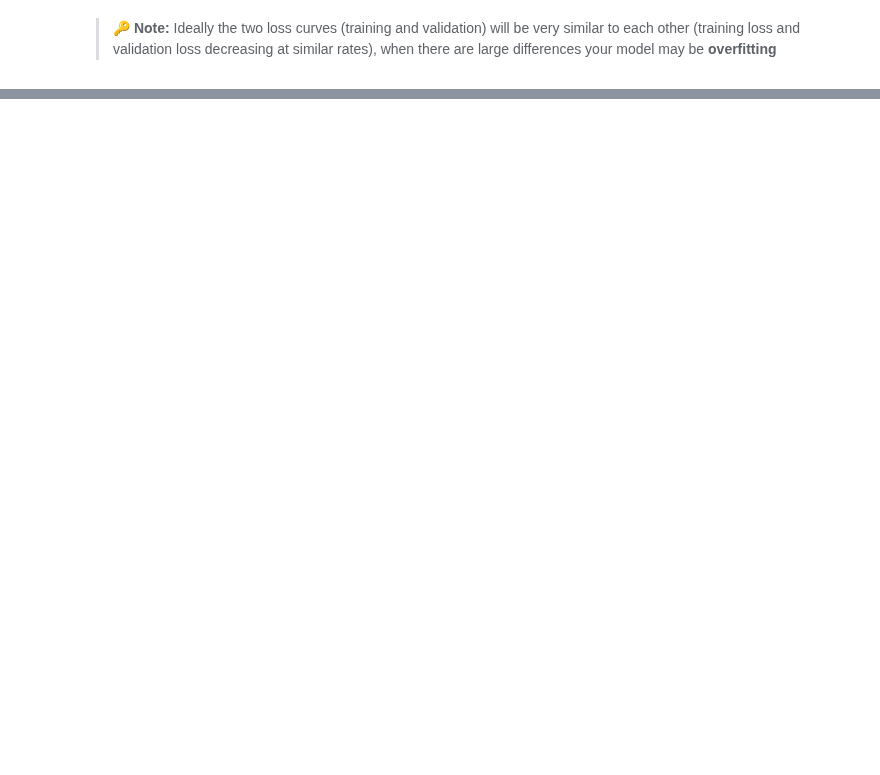
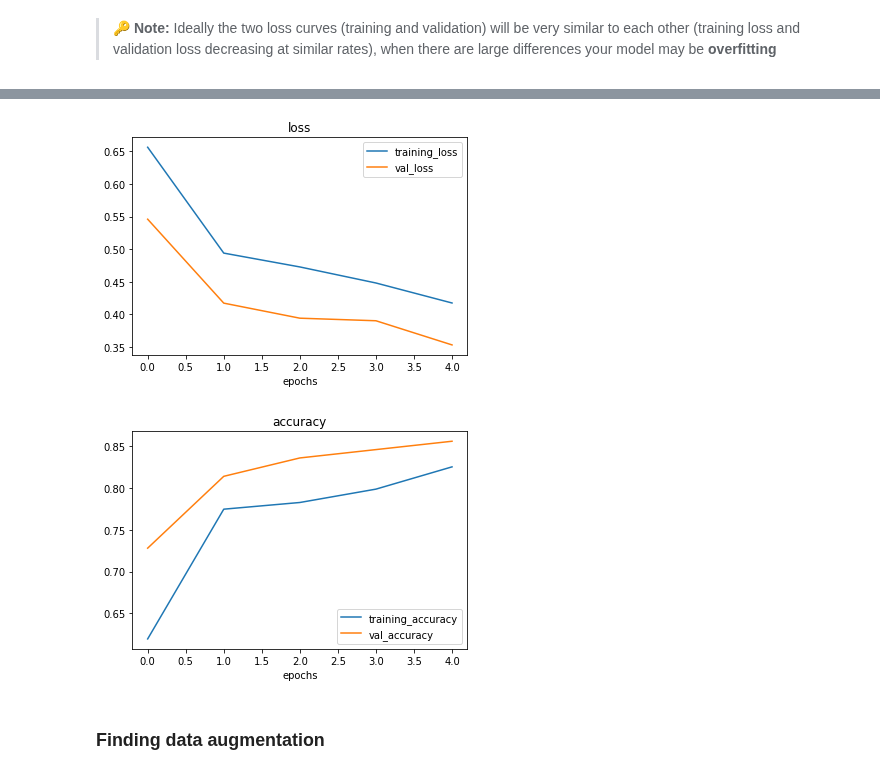
Before and after one commit to egehanasal/Deep-Learning, a Jupyter notebook: Deep Learning with Tensorflow/Computer Vision and CNN/CNN.ipynb, the cells around one changed output, grey strips where cells are left out. Saved outputs shown, nothing was run; the diff lists cells and outputs as text; code cells hidden in the pictures; blank space fills up the shorter version.

Commit message:
Update CNN.ipynb and add some useful images

```diff
--- a/Deep Learning with Tensorflow/Computer Vision and CNN/CNN.ipynb
+++ b/Deep Learning with Tensorflow/Computer Vision and CNN/CNN.ipynb
@@ -626,8 +661,8 @@ Ways to reduce overfitting:
 # %%
 # Create the model (this is going to be our new baseline)
 model_5 = Sequential([
-  Conv2D(10, 3, activation="relu", input_shape=(224,224,2)),
-  MaxPool2D(pool_size=2),
+  Conv2D(10, 3, activation="relu", input_shape=(224,224,3)),
+  MaxPool2D(pool_size=2), # reduce number of features by half
   Conv2D(10, 3, activation="relu"),
   MaxPool2D(),
   Conv2D(10, 3, activation="relu"),
@@ -642,10 +679,10 @@ model_5.compile(loss="binary_crossentropy",
                 metrics=["accuracy"])
 # %%
 # Fit the model
-model_5.fit(train_data,
-            epochs=5,
-            steps_per_epoch=len(train_data),
-            validation_data=test_data,
-            validation_steps=len(valid_data))
+history_5 = model_5.fit(train_data,
+                        epochs=5,
+                        steps_per_epoch=len(train_data),
+                        validation_data=test_data,
+                        validation_steps=len(valid_data))
 # %% [output]
 Epoch 1/5
@@ -652,0 +719,8 @@ InvalidArgumentError: ignored
+# %%
+# Plot loss curves
+plot_loss_curves(history_5)
+# %% [output]
+[figure, added]
+[figure, added]
+# %% [markdown]
+### Finding data augmentation
```
Also changed, not shown: parts of 37 cells of this notebook, 2 other files.
